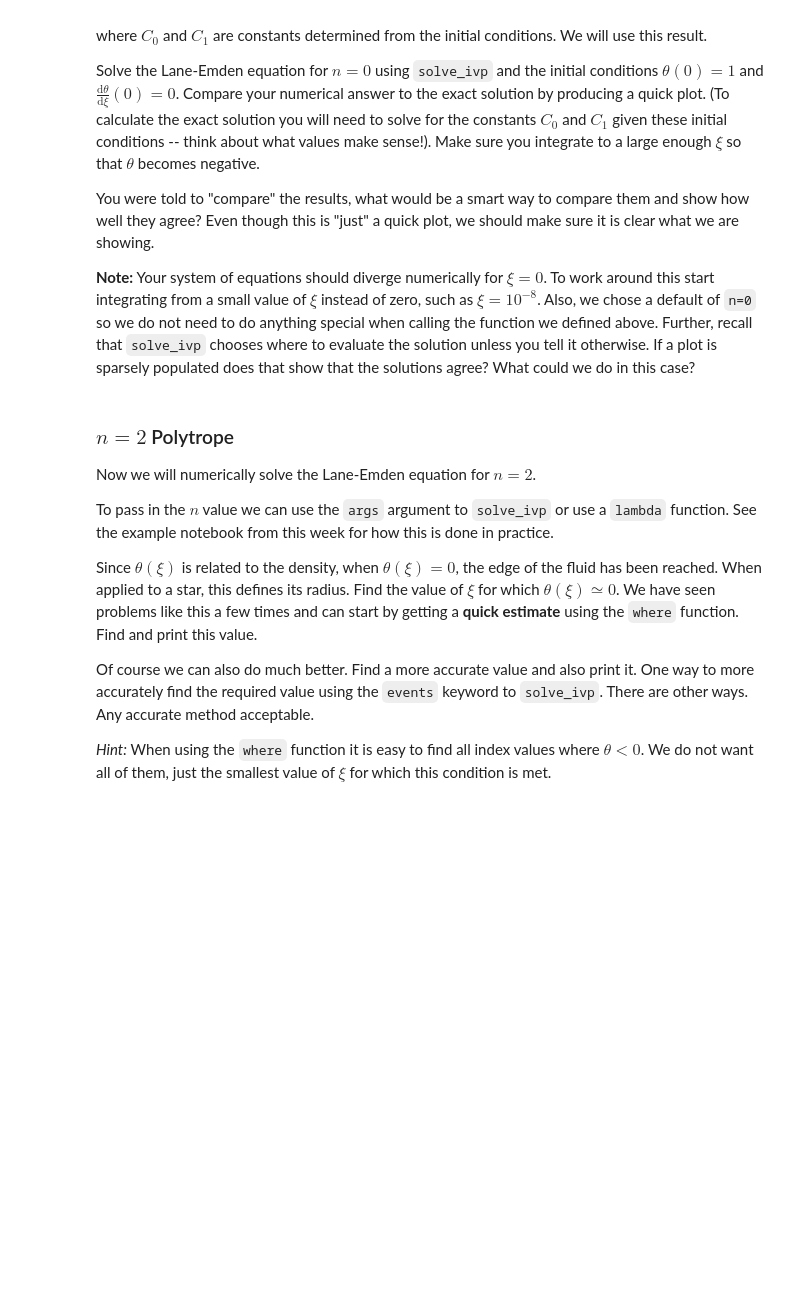
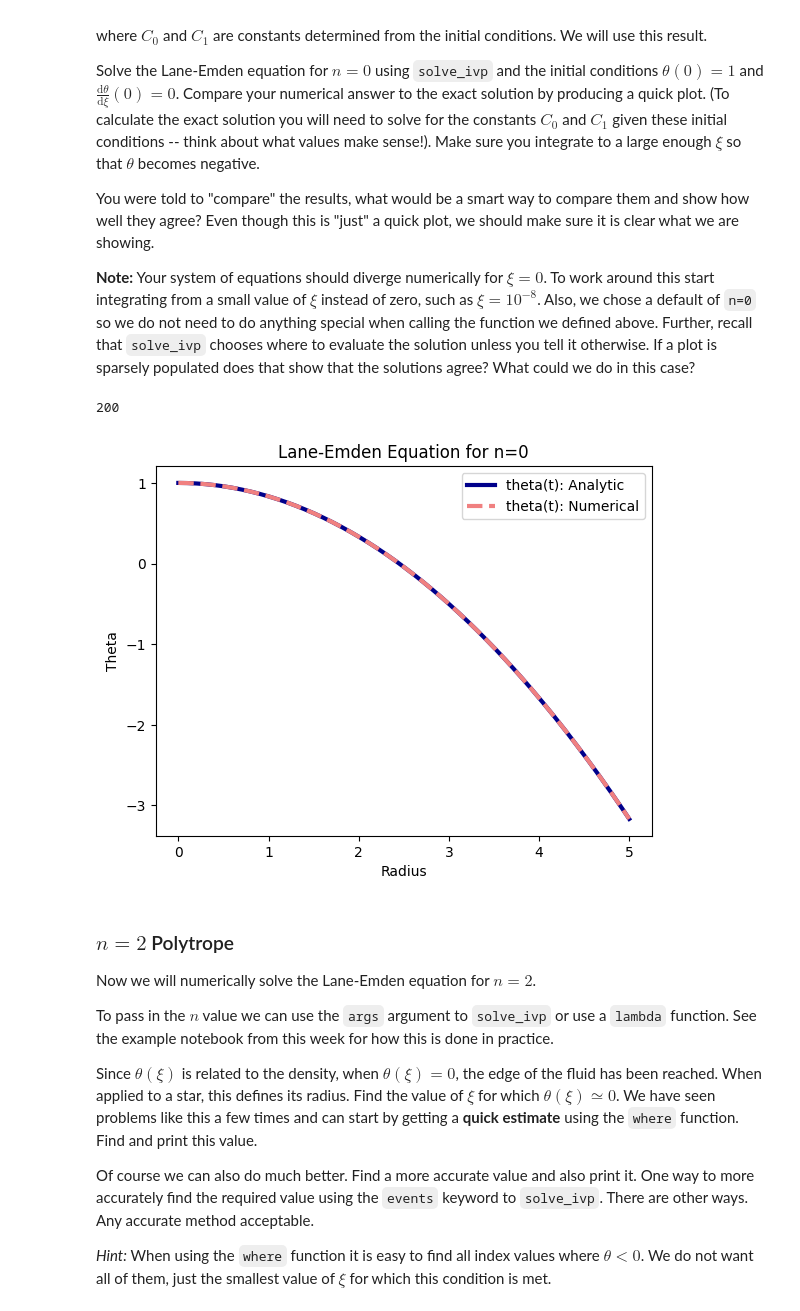
Before and after one commit to kh-bh/Physics_coursework, a Jupyter notebook: PHYS_250/Prelabs/PreLab05.ipynb, the cells around one changed output. Saved outputs shown, nothing was run; the diff lists cells and outputs as text; code cells hidden in the pictures; blank space fills up the shorter version.

```diff
--- a/PHYS_250/Prelabs/PreLab05.ipynb
+++ b/PHYS_250/Prelabs/PreLab05.ipynb
@@ -239,3 +230,21 @@ IndentationError: expected an indented block after function definition on line 1
+# %%
+def lane_emden(t, y, n=0):
+    """
+    Lane-Emden equation for a self-gravitating, spherically symmetric, polytopic fluid.
+    Inputs:
+        t: Current radius step (float)
+        y: Theta (related to density by rho = rho_c*θ^n) and change in theta with radius (array)
+            Stored as:
+            y[0] = theta
+            y[1] = omega
+        n: Polytropic index, default value = 0 (float)
+    Return:
+        The array of derivatives dy/dt in the same order as y.
+    """
+    dydt = np.zeros_like(y)
+    dydt[0] = y[1]/t**2
+    dydt[1] = -((y[0])**n)*(t**2)
+    return dydt
 # %% [markdown]
 ### $n=0$ Polytrope
 
@@ -257,3 +263,25 @@ raise NotImplementedError()
+# %%
+y0 = np.array([1, 0])
+
+t = np.linspace(0,5,200)
+analytic_solution = 1-(t**2)/6
+
+solution=integ.solve_ivp(lane_emden, (1e-8, 5), y0, dense_output=True, vectorized=True, atol=1e-12, rtol=1e-12)
+theta = solution.sol(t)[0]
+
+fig = plt.figure()
+ax = fig.add_subplot(111)
+
+ax.plot(t, analytic_solution, color = 'darkblue', lw=3, label= 'theta(t): Analytic')
+ax.plot(t, theta, color = 'lightcoral', ls = 'dashed', lw=3, label= 'theta(t): Numerical')
+ax.legend()
+ax.set_xlabel('Radius')
+ax.set_ylabel('Theta')
+ax.set_title('Lane-Emden Equation for n=0')
+len(solution.sol(t)[0])
+# %% [output]
+200
+[figure, added]
 # %% [markdown]
 ### $n=2$ Polytrope
 
```
Also changed, not shown: parts of 12 cells of this notebook, 1 other file.
